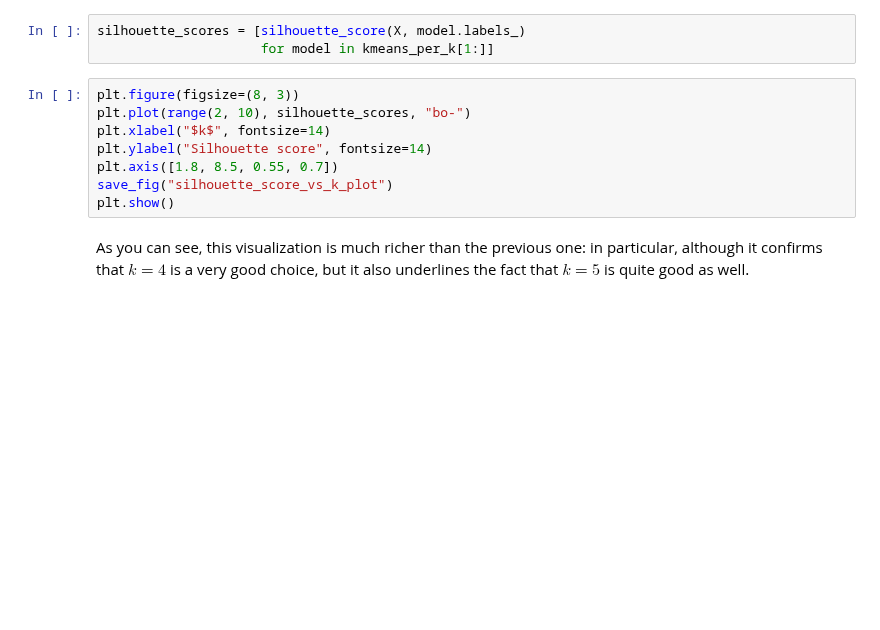
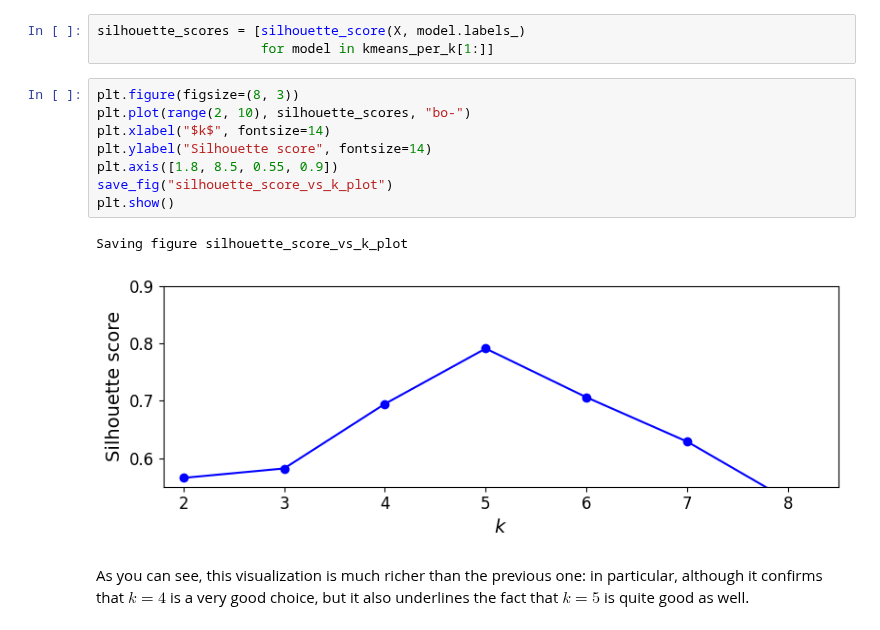
Before and after one commit to RaulLopez1903/MIA_Raul_P., a Jupyter notebook: Introduccion_a_la_IA/Ejercicios/07_Clustering/01 K-medias.ipynb, the cells around one changed output. Cells and saved outputs as stored; diff of their text form; blank space fills up the shorter version.

```diff
--- a/Introduccion_a_la_IA/Ejercicios/07_Clustering/01 K-medias.ipynb
+++ b/Introduccion_a_la_IA/Ejercicios/07_Clustering/01 K-medias.ipynb
@@ -383,11 +456,14 @@ silhouette_scores = [silhouette_score(X, model.labels_)
 # %%
 plt.figure(figsize=(8, 3))
 plt.plot(range(2, 10), silhouette_scores, "bo-")
 plt.xlabel("$k$", fontsize=14)
 plt.ylabel("Silhouette score", fontsize=14)
-plt.axis([1.8, 8.5, 0.55, 0.7])
+plt.axis([1.8, 8.5, 0.55, 0.9])
 save_fig("silhouette_score_vs_k_plot")
 plt.show()
+# %% [output]
+Saving figure silhouette_score_vs_k_plot
+[figure, added]
 # %% [markdown]
 As you can see, this visualization is much richer than the previous one: in particular, although it confirms that $k=4$ is a very good choice, but it also underlines the fact that $k=5$ is quite good as well.
 # %% [markdown]
```
Also changed, not shown: parts of 36 cells of this notebook.
